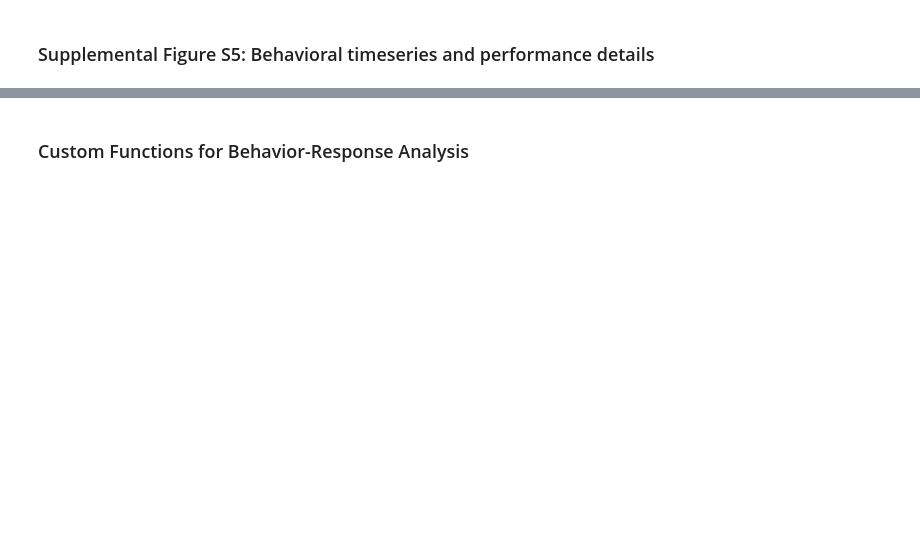
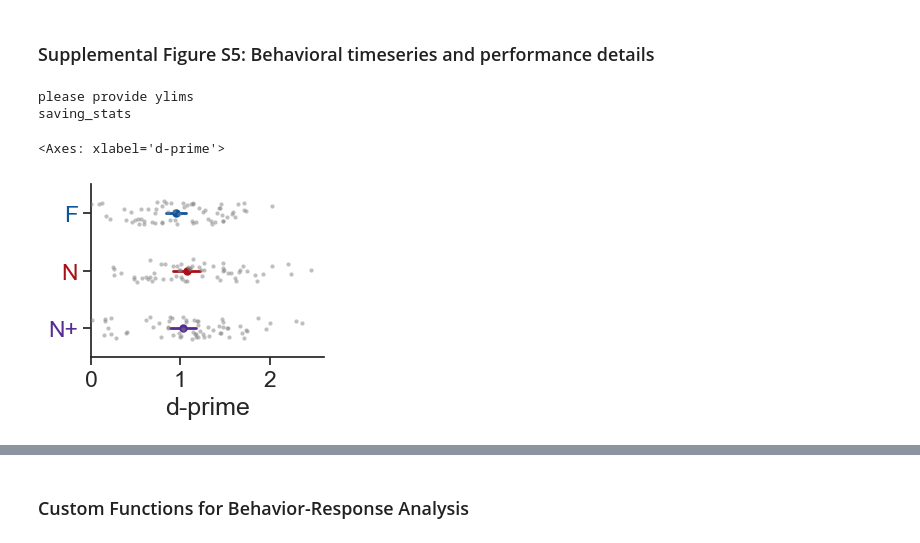
Before and after one commit to AllenInstitute/visual_behavior_analysis, a Jupyter notebook: notebooks/platform_paper_figures/figure_2_supplemental.ipynb, the cells around one changed output, grey strips where cells are left out. Cells and saved outputs as stored; diff of their text form; code cells hidden in the pictures; blank space fills up the shorter version.

```diff
--- a/notebooks/platform_paper_figures/figure_2_supplemental.ipynb
+++ b/notebooks/platform_paper_figures/figure_2_supplemental.ipynb
@@ -759,0 +531,20 @@ s5_behavioral_timeseries_details()
+# %%
+# Distribution of behavior metrics by experience level
+metric = 'dprime_trial_corrected'
+event_type = 'changes'
+
+stats = engaged_behavior_stats_stim.copy()
+stats = stats[stats.behavior_session_id.isin(platform_experiments.behavior_session_id.unique())]
+
+ppf.plot_metric_distribution_by_experience_no_cell_type(stats, metric, event_type='changes',
+                                          data_type='filtered_events',
+                                          pointplot=True, stripplot=True,
+                                          ylabel='d-prime', ylims=None,
+                                          horiz=True,
+                                          show_ns=False, add_zero_line=False,
+                                          abbreviate_exp=True, save_dir=save_dir)
+# %% [output]
+please provide ylims
+saving_stats
+<Axes: xlabel='d-prime'>
+[figure, added]
```
Also changed, not shown: parts of 53 cells of this notebook, 20 other files.
